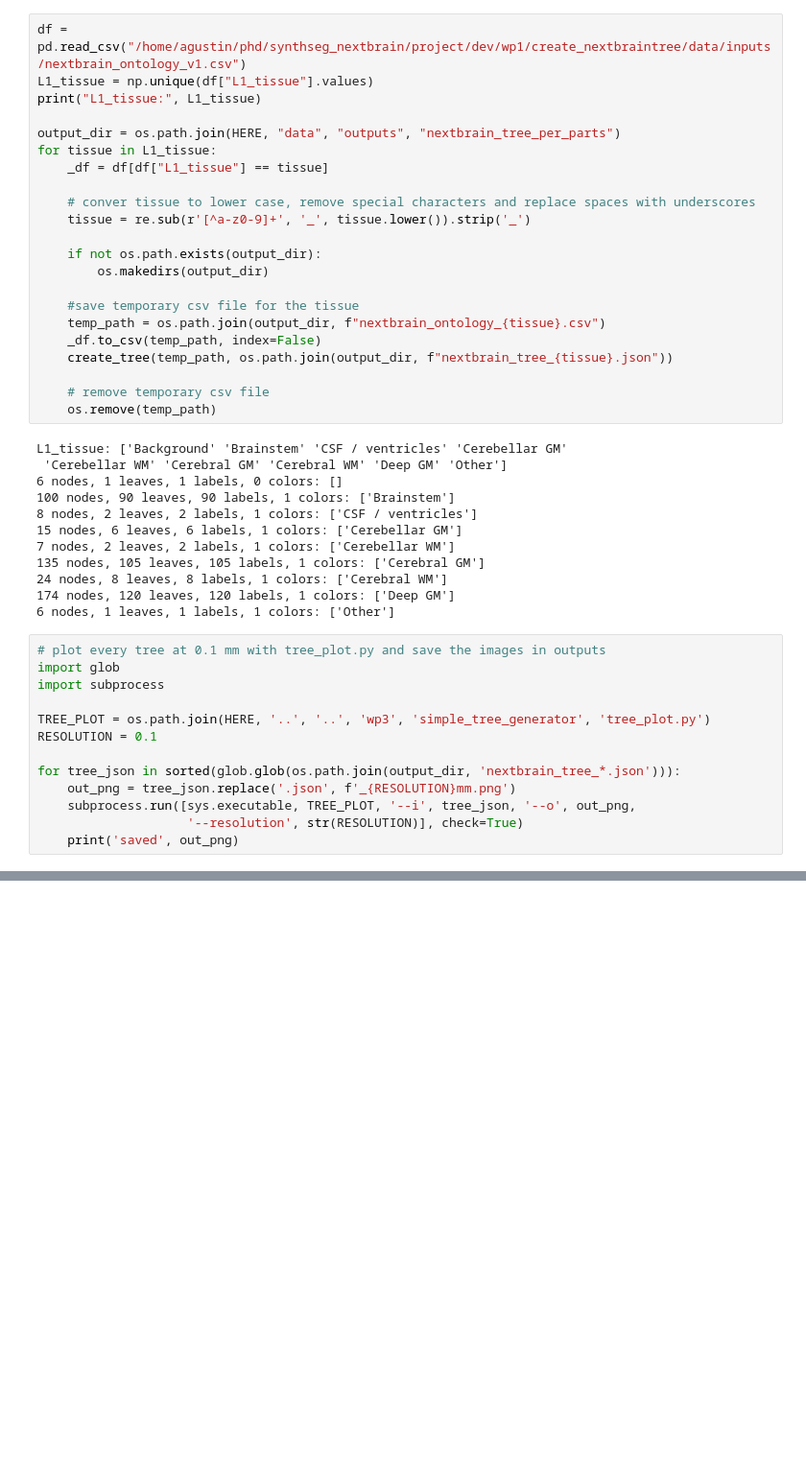
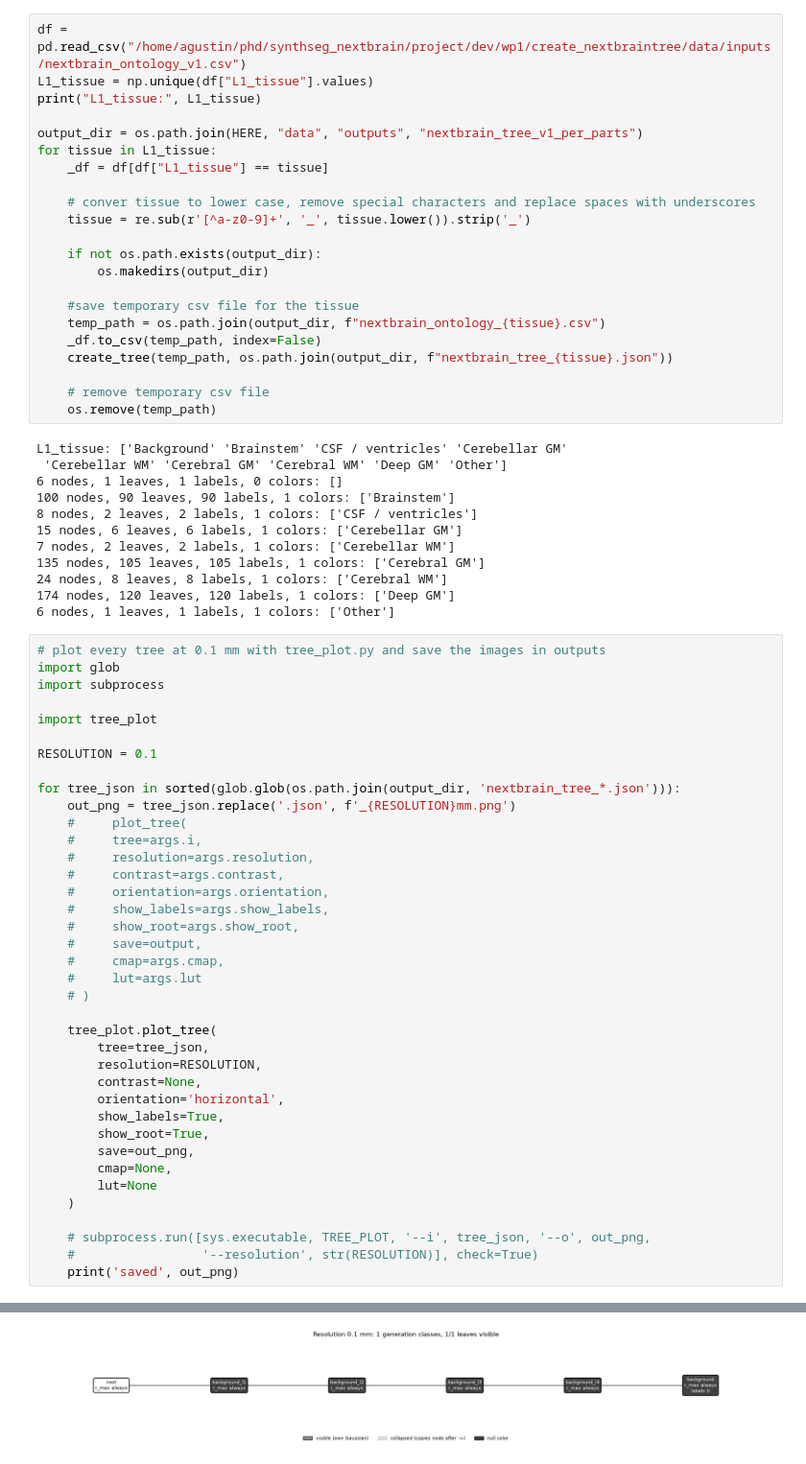
Before and after one commit to AgustinCartaya/nextbrain_synthseg, a Jupyter notebook: project/dev/wp1/create_nextbraintree/_build_nextbrain_tree_per_parts.ipynb, the cells around one changed output, grey strips where cells are left out. Shown at 96% size. Saved outputs shown, nothing was run; the diff lists cells and outputs as text; blank space fills up the shorter version.

```diff
--- a/project/dev/wp1/create_nextbraintree/_build_nextbrain_tree_per_parts.ipynb
+++ b/project/dev/wp1/create_nextbraintree/_build_nextbrain_tree_per_parts.ipynb
@@ -215,7 +214,7 @@ df = pd.read_csv("/home/agustin/phd/synthseg_nextbrain/project/dev/wp1/create_ne
 L1_tissue = np.unique(df["L1_tissue"].values)
 print("L1_tissue:", L1_tissue)
 
-output_dir = os.path.join(HERE, "data", "outputs", "nextbrain_tree_per_parts")
+output_dir = os.path.join(HERE, "data", "outputs", "nextbrain_tree_v1_per_parts")
 for tissue in L1_tissue:
     _df = df[df["L1_tissue"] == tissue]
 
@@ -249,12 +248,37 @@ L1_tissue: ['Background' 'Brainstem' 'CSF / ventricles' 'Cerebellar GM'
 import glob
 import subprocess
 
-TREE_PLOT = os.path.join(HERE, '..', '..', 'wp3', 'simple_tree_generator', 'tree_plot.py')
+import tree_plot
+
 RESOLUTION = 0.1
 
 for tree_json in sorted(glob.glob(os.path.join(output_dir, 'nextbrain_tree_*.json'))):
     out_png = tree_json.replace('.json', f'_{RESOLUTION}mm.png')
-    subprocess.run([sys.executable, TREE_PLOT, '--i', tree_json, '--o', out_png,
-                    '--resolution', str(RESOLUTION)], check=True)
+    #     plot_tree(
+    #     tree=args.i,
+    #     resolution=args.resolution,
+    #     contrast=args.contrast,
+    #     orientation=args.orientation,
+    #     show_labels=args.show_labels,
+    #     show_root=args.show_root,
+    #     save=output,
+    #     cmap=args.cmap,
+    #     lut=args.lut
+    # )
+
+    tree_plot.plot_tree(
+        tree=tree_json,
+        resolution=RESOLUTION,
+        contrast=None,
+        orientation='horizontal',
+        show_labels=True,
+        show_root=True,
+        save=out_png,
+        cmap=None,
+        lut=None
+    )
+
+    # subprocess.run([sys.executable, TREE_PLOT, '--i', tree_json, '--o', out_png,
+    #                 '--resolution', str(RESOLUTION)], check=True)
     print('saved', out_png)
 # %% [output]
@@ -269,0 +294 @@ saved /home/agustin/phd/synthseg_nextbrain/project/dev/wp1/create_nextbraintree/
+[figure, added]
```
Also changed, not shown: parts of 2 cells of this notebook, 29 other files.
